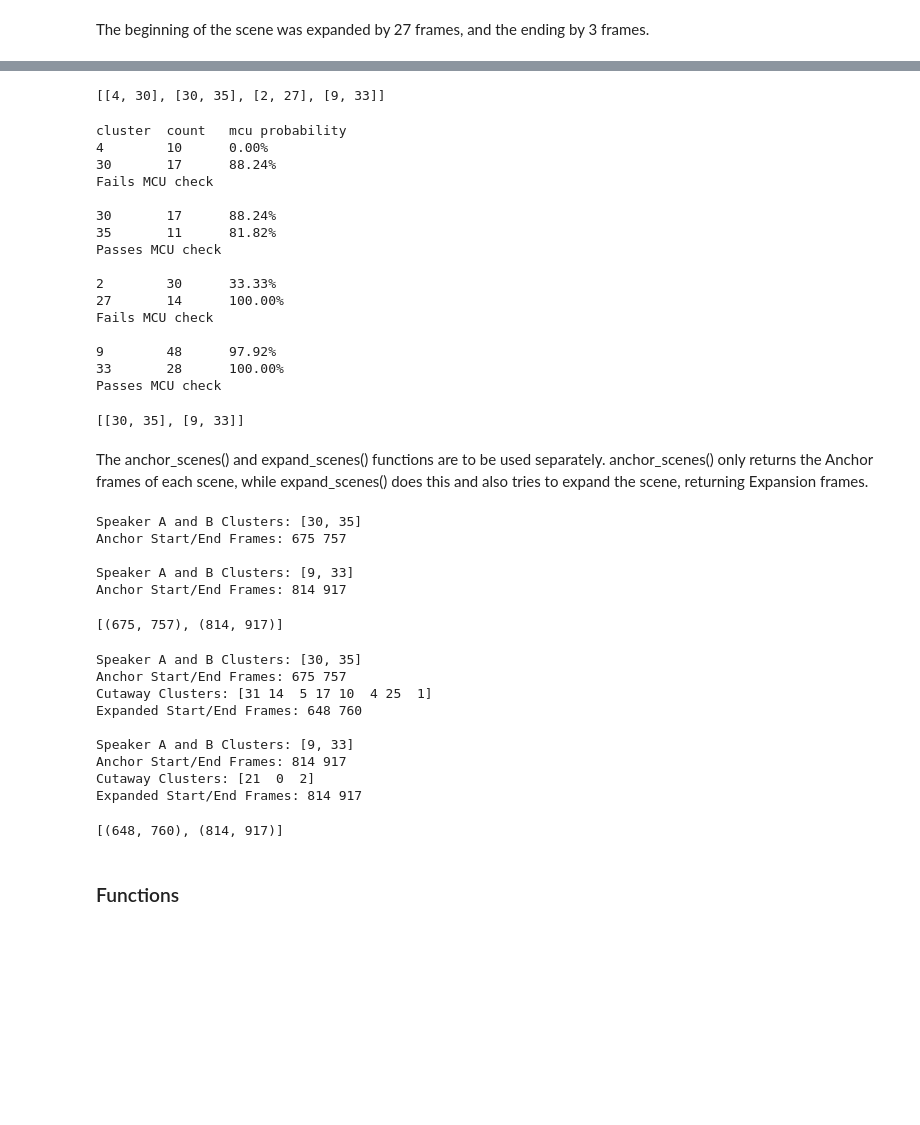
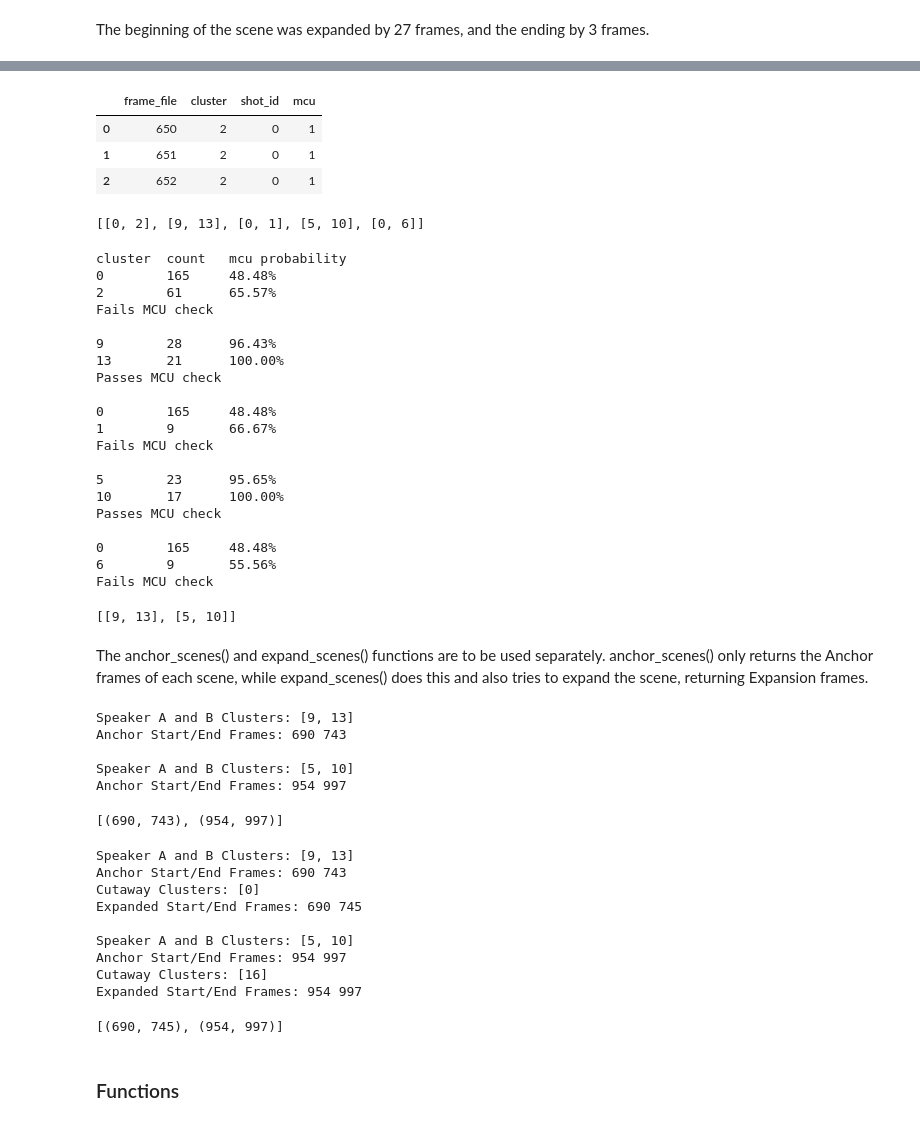
Before and after one commit to JohnTheTripper/moviegoer-prototype, a Jupyter notebook: scene_clustering.ipynb, the cells around one changed output, grey strips where cells are left out. Cells and saved outputs as stored; diff of their text form; code cells hidden in the pictures; blank space fills up the shorter version.

```diff
--- a/scene_clustering.ipynb
+++ b/scene_clustering.ipynb
@@ -365,0 +361,10 @@ The above functionality is replicated below, this time using functions, which ca
+# %%
+film = 'extremely_wicked'
+frame_choice = list(range(650, 1050))
+threshold = 3000
+
+dialogue_folder = os.path.join('dialogue_frames', film)
+print('There are', len(os.listdir(dialogue_folder)), 'images in the folder')
+print('Selected', len(frame_choice), 'of those frames')
+
+hac_labels = label_clusters(dialogue_folder, frame_choice, threshold)
@@ -365,0 +392,2 @@ The above functionality is replicated below, this time using functions, which ca
+# %%
+y_pred_values = predict_mcu(tuned_model)
@@ -366,54 +396,66 @@ The above functionality is replicated below, this time using functions, which ca
+# %%
+scene_df = pd.DataFrame(zip(frame_choice, hac_labels, shot_id_list, y_pred_values), columns=['frame_file', 'cluster', 'shot_id', 'mcu'])
+scene_df.head(3)
+# %% [output]
+|  | frame_file | cluster | shot_id | mcu |
+| 0 | 650 | 2 | 0 | 1 |
+| 1 | 651 | 2 | 0 | 1 |
+| 2 | 652 | 2 | 0 | 1 |
 # %%
 alternating_pairs = get_alternating_pairs(frame_choice, hac_labels, y_pred_values, shot_id_list)
 alternating_pairs
 # %% [output]
-[[4, 30], [30, 35], [2, 27], [9, 33]]
+[[0, 2], [9, 13], [0, 1], [5, 10], [0, 6]]
 # %%
 speaker_pairs = mcu_check(alternating_pairs)
 speaker_pairs
 # %% [output]
 cluster  count   mcu probability
-4        10      0.00%
-30       17      88.24%
+0        165     48.48%
+2        61      65.57%
 Fails MCU check
 
-30       17      88.24%
-35       11      81.82%
+9        28      96.43%
+13       21      100.00%
 Passes MCU check
 
-2        30      33.33%
-27       14      100.00%
+0        165     48.48%
+1        9       66.67%
 Fails MCU check
 
-9        48      97.92%
-33       28      100.00%
+5        23      95.65%
+10       17      100.00%
 Passes MCU check
+
+0        165     48.48%
+6        9       55.56%
+Fails MCU check
-[[30, 35], [9, 33]]
+[[9, 13], [5, 10]]
 # %% [markdown]
 The anchor_scenes() and expand_scenes() functions are to be used separately. anchor_scenes() only returns the Anchor frames of each scene, while expand_scenes() does this and also tries to expand the scene, returning Expansion frames.
 # %%
 anchors = anchor_scenes(speaker_pairs, scene_df)
 anchors
 # %% [output]
-Speaker A and B Clusters: [30, 35]
-Anchor Start/End Frames: 675 757
+Speaker A and B Clusters: [9, 13]
+Anchor Start/End Frames: 690 743
 
-Speaker A and B Clusters: [9, 33]
-Anchor Start/End Frames: 814 917
+Speaker A and B Clusters: [5, 10]
+Anchor Start/End Frames: 954 997
-[(675, 757), (814, 917)]
+[(690, 743), (954, 997)]
 # %%
 scenes = expand_scenes(speaker_pairs, scene_df)
 scenes
 # %% [output]
-Speaker A and B Clusters: [30, 35]
-Anchor Start/End Frames: 675 757
-Cutaway Clusters: [31 14  5 17 10  4 25  1]
-Expanded Start/End Frames: 648 760
+Speaker A and B Clusters: [9, 13]
+Anchor Start/End Frames: 690 743
+Cutaway Clusters: [0]
+Expanded Start/End Frames: 690 745
 
-Speaker A and B Clusters: [9, 33]
-Anchor Start/End Frames: 814 917
-Cutaway Clusters: [21  0  2]
-Expanded Start/End Frames: 814 917
+Speaker A and B Clusters: [5, 10]
+Anchor Start/End Frames: 954 997
+Cutaway Clusters: [16]
+Expanded Start/End Frames: 954 997
-[(648, 760), (814, 917)]
+[(690, 745), (954, 997)]
 # %% [markdown]
 ### Functions
```
Also changed, not shown: parts of 9 cells of this notebook.
